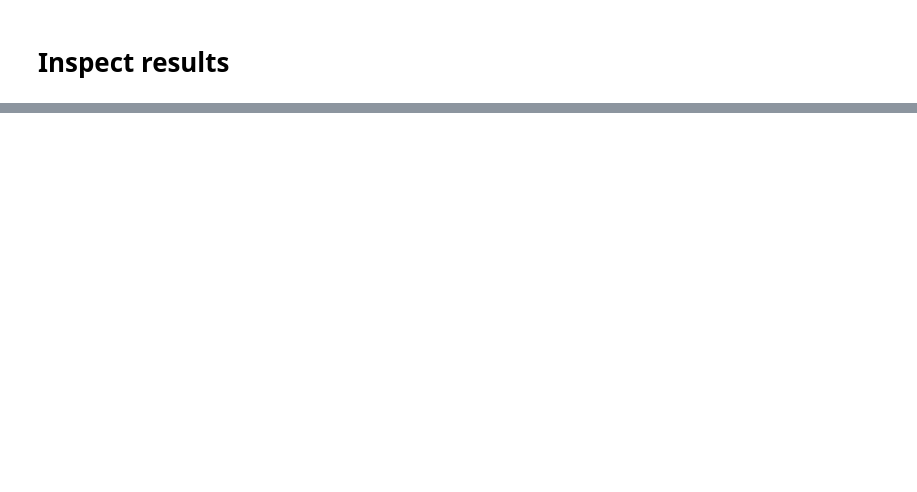
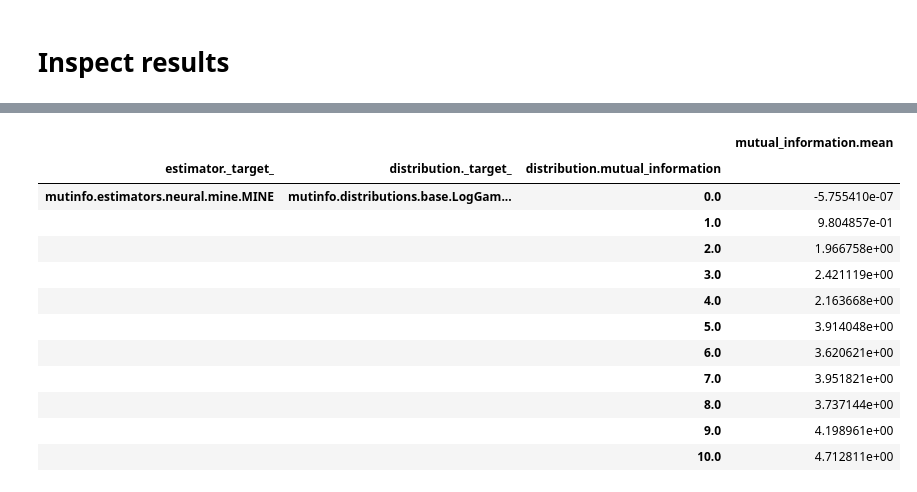
Before and after one commit to VanessB/mutinfo, a Jupyter notebook: source/evaluate/Inspect.ipynb, the cells around one changed output, grey strips where cells are left out. Saved outputs shown, nothing was run; the diff lists cells and outputs as text; code cells hidden in the pictures; blank space fills up the shorter version.

Commit message:
Added configs for MINE(NWJ) and 2D Gaussians test. Separated preprocessing logic.

```diff
--- a/source/evaluate/Inspect.ipynb
+++ b/source/evaluate/Inspect.ipynb
@@ -6,5 +6,5 @@ import numpy as np
 # %%
 from pathlib import Path
 # %%
-data_path = Path("./outputs/2024-12-11/")
+data_path = Path("./outputs/MINE.2025.01:1/")
 # %%
@@ -44,0 +69,21 @@ data
+# %%
+data[
+    (data["distribution._target_"] == "mutinfo.distributions.base.LogGammaExponential") &
+    (data["n_samples"] == 10000)
+].groupby(
+    ["estimator._target_", "distribution._target_", "distribution.mutual_information"]
+)[["mutual_information.mean"]].mean()
+# %% [output]
+|  |  |  | mutual_information.mean |
+| estimator._target_ | distribution._target_ | distribution.mutual_information |  |
+| mutinfo.estimators.neural.mine.MINE | mutinfo.distributions.base.LogGam... | 0.0 | -5.755410e-07 |
+|  |  | 1.0 | 9.804857e-01 |
+|  |  | 2.0 | 1.966758e+00 |
+|  |  | 3.0 | 2.421119e+00 |
+|  |  | 4.0 | 2.163668e+00 |
+|  |  | 5.0 | 3.914048e+00 |
+|  |  | 6.0 | 3.620621e+00 |
+|  |  | 7.0 | 3.951821e+00 |
+|  |  | 8.0 | 3.737144e+00 |
+|  |  | 9.0 | 4.198961e+00 |
+|  |  | 10.0 | 4.712811e+00 |
```
Also changed, not shown: parts of 15 cells of this notebook, 22 other files.
